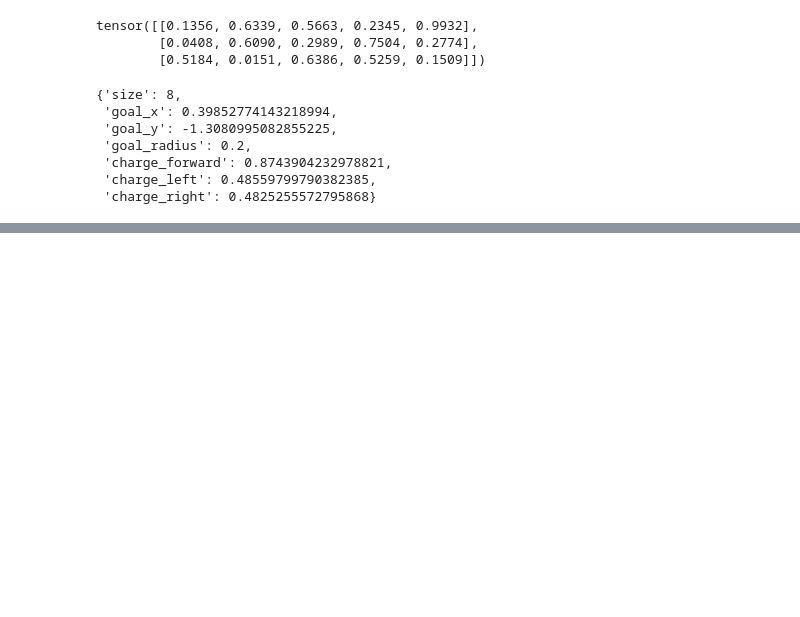
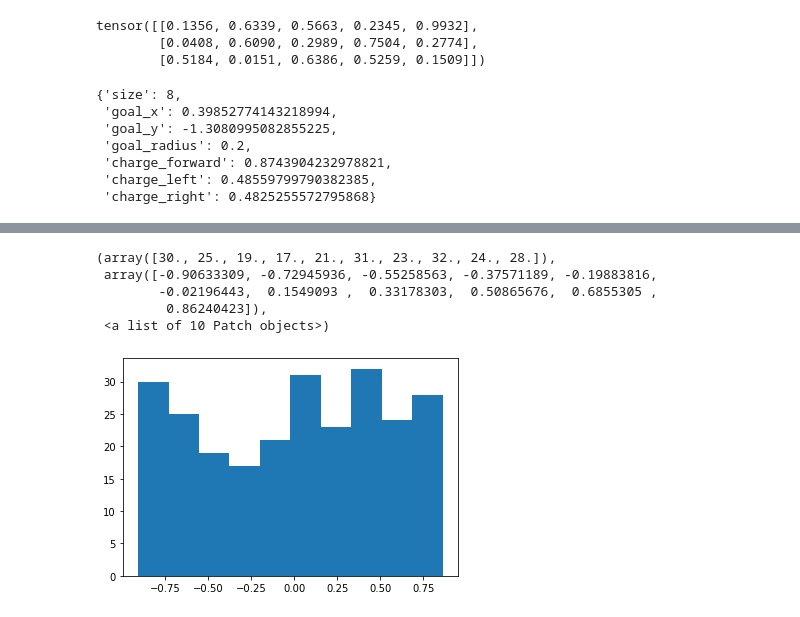
Before and after one commit to riccardopoiani/trio-non-stationary-meta-rl, a Jupyter notebook: notebooks/Shmem.ipynb, the cells around one changed output, grey strips where cells are left out. Saved outputs shown, nothing was run; the diff lists cells and outputs as text; code cells hidden in the pictures; blank space fills up the shorter version.

```diff
--- a/notebooks/Shmem.ipynb
+++ b/notebooks/Shmem.ipynb
@@ -708,0 +850,12 @@ env.state = (0., 0., 0.)
+# %%
+x_list = [elem['goal_x'] for elem in bad_goals]
+y_list = [elem['goal_y'] for elem in bad_goals]
+# %%
+plt.hist(x_list)
+# %% [output]
+(array([30., 25., 19., 17., 21., 31., 23., 32., 24., 28.]),
+ array([-0.90633309, -0.72945936, -0.55258563, -0.37571189, -0.19883816,
+        -0.02196443,  0.1549093 ,  0.33178303,  0.50865676,  0.6855305 ,
+         0.86240423]),
+ <a list of 10 Patch objects>)
+[figure, added]
```
Also changed, not shown: parts of 89 cells of this notebook, 46 other files.
